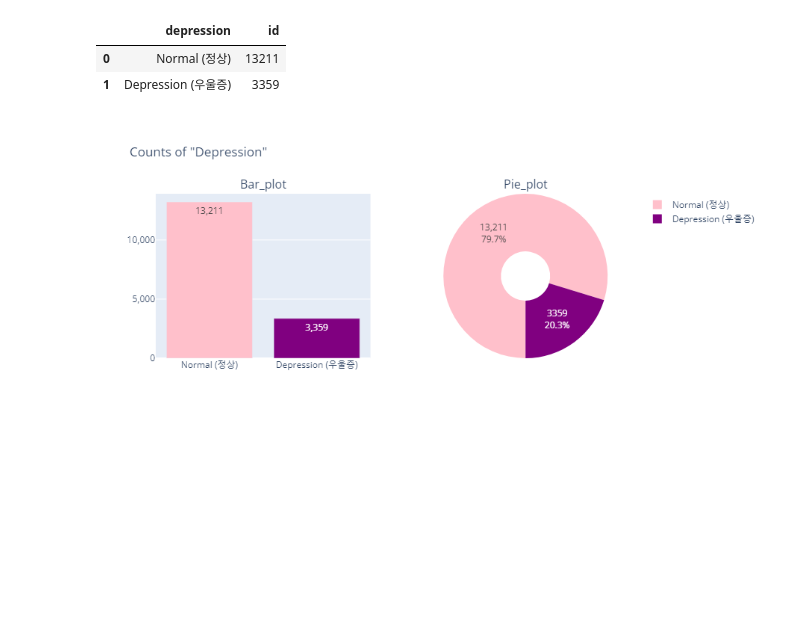
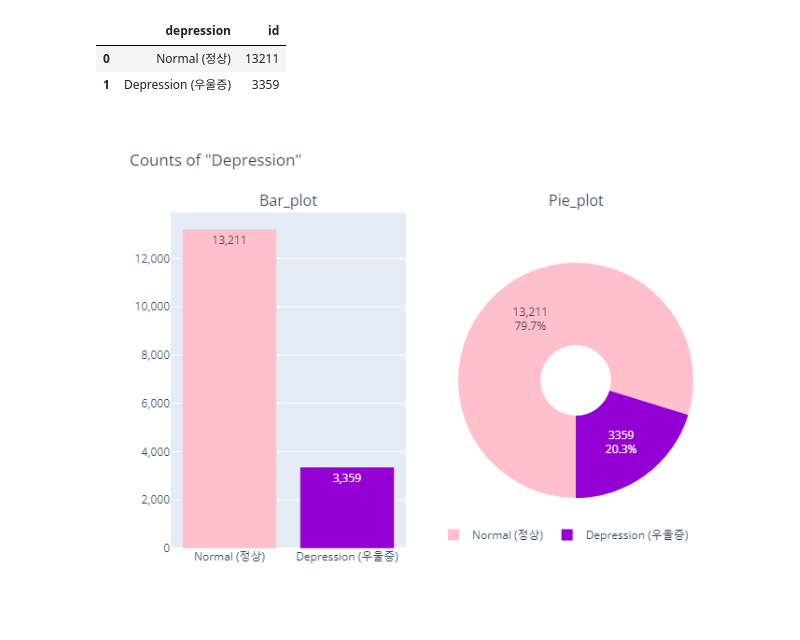
Before and after one commit to kyungjaecheong/Kor-DEEPression, a Jupyter notebook: 2_Modeling/2-2_EDA.ipynb, the cells around one changed output. Saved outputs shown, nothing was run; the diff lists cells and outputs as text; code cells hidden in the pictures; blank space fills up the shorter version.

```diff
--- a/2_Modeling/2-2_EDA.ipynb
+++ b/2_Modeling/2-2_EDA.ipynb
@@ -279,32 +279,38 @@ display(count_depr)
 # %%
 plot_depr = plsp(rows=1, cols=2,
                  subplot_titles=('Bar_plot','Pie_plot'),
                  specs=[[{'type':'xy'}, {'type':'domain'}]])
 plot_depr.add_trace(
     go.Bar(x=count_depr.depression,
            y=count_depr.id,
-           marker_color=['pink', 'purple'],
+           marker_color=['pink', 'darkviolet'],
            texttemplate="%{y:,}",
            showlegend=False
            ),
     row=1, col=1
 )
 plot_depr.add_trace(
     go.Pie(values=count_depr.id,
            labels=count_depr.depression,
            hole=0.3,
            showlegend=True,
-           marker_colors=['pink', 'purple'],
+           marker_colors=['pink', 'darkviolet'],
            hoverinfo="label+value+percent",
            textinfo='value+percent',
            rotation=180
            ),
     row=1, col=2
 )
 plot_depr.update_layout(title_text='Counts of "Depression"',
-                        width=900,
-                        height=400)
+                        width=720,
+                        height=540,
+                        legend=dict(orientation='h',
+                                    yanchor='bottom',
+                                    y=0,
+                                    xanchor='right',
+                                    x=1)
+                        )
 plot_depr.update_yaxes(tickformat=',')
 plot_depr.show()
 # %% [output]
-[figure, old version]
+[figure, new version]
```
